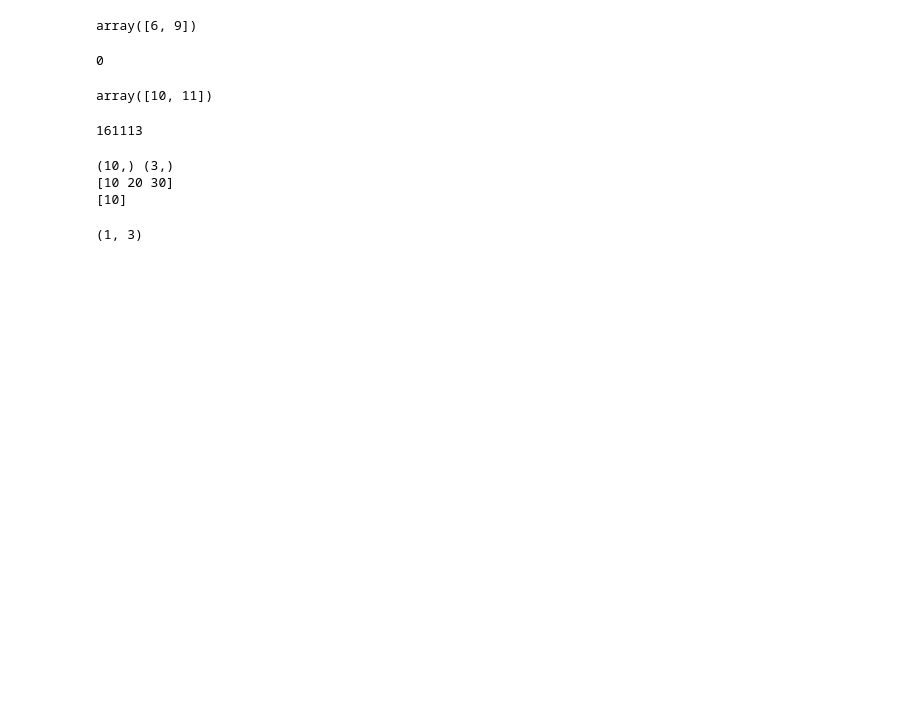
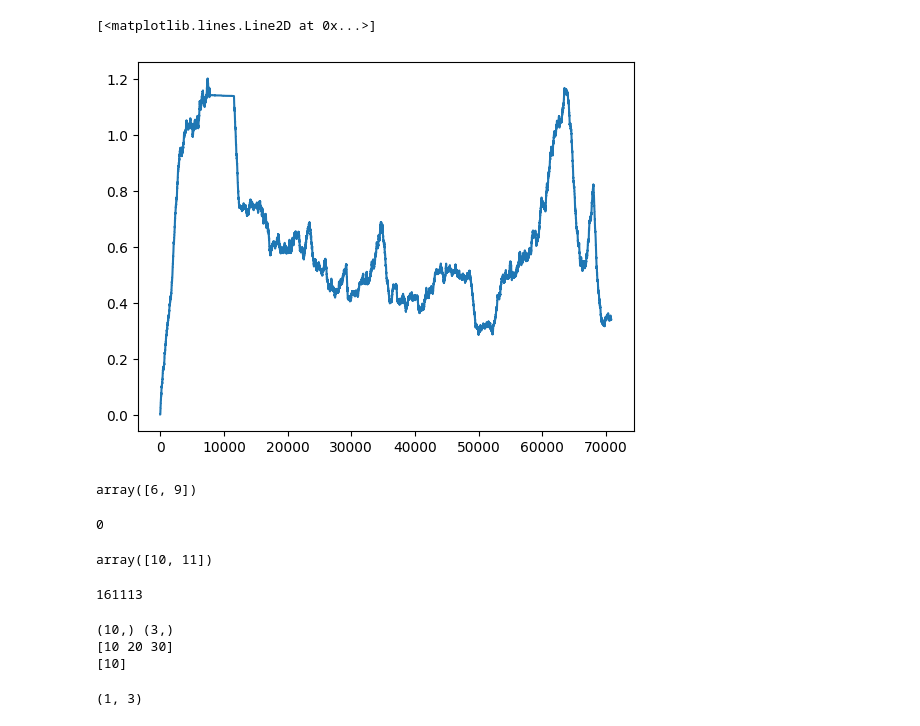
Before and after one commit to JuusoAsd/thesis, a Jupyter notebook: src/data_management/help.ipynb, the cells around one changed output. Saved outputs shown, nothing was run; the diff lists cells and outputs as text; code cells hidden in the pictures; blank space fills up the shorter version.

```diff
--- a/src/data_management/help.ipynb
+++ b/src/data_management/help.ipynb
@@ -3,3 +38,8 @@ import numpy as np
+# %%
+plt.plot(df["inventory"])
+# %% [output]
+[<matplotlib.lines.Line2D at 0x...>]
+[figure, added]
 # %%
 # ts, x, y
 arr = np.array([[1, 2, 3], [4, 5, 6], [7, 8, 9]])
```
Also changed, not shown: parts of 6 cells of this notebook, 13 other files.
